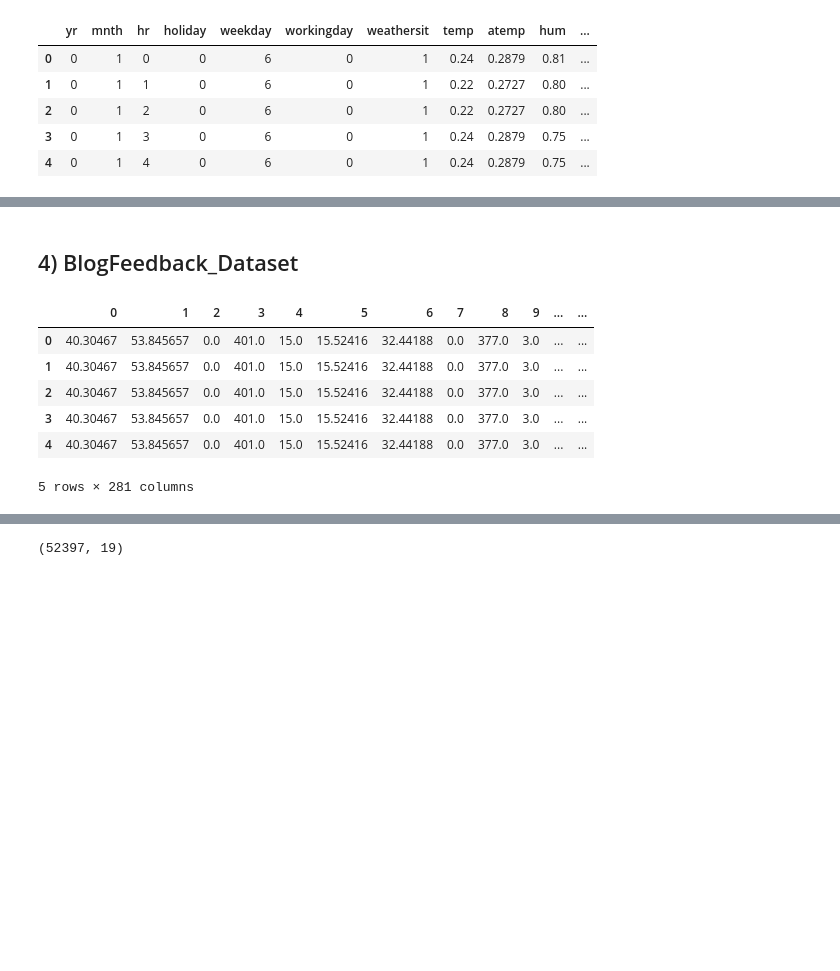
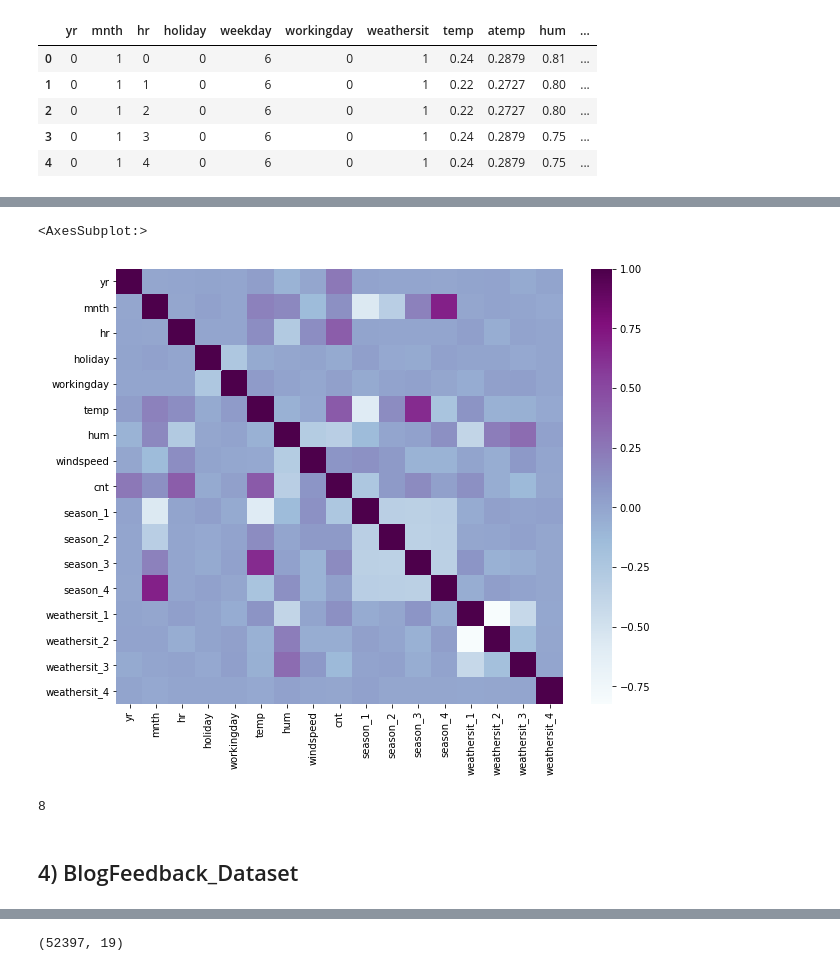
Before and after one commit to ColinTr/ClassificationForRegression, a Jupyter notebook: notebooks/Datasets_First_Study.ipynb, the cells around one changed output, grey strips where cells are left out. Cells and saved outputs as stored; diff of their text form; code cells hidden in the pictures; blank space fills up the shorter version.

```diff
--- a/notebooks/Datasets_First_Study.ipynb
+++ b/notebooks/Datasets_First_Study.ipynb
@@ -340,4 +404,15 @@ tmp_df.head()
 | 2 | 0 | 1 | 2 | 0 | 0 | 0.22 | 0.80 | 0.0 | 32 | 1 | ... |
 | 3 | 0 | 1 | 3 | 0 | 0 | 0.24 | 0.75 | 0.0 | 13 | 1 | ... |
 | 4 | 0 | 1 | 4 | 0 | 0 | 0.24 | 0.75 | 0.0 | 1 | 1 | ... |
+# %%
+plt.subplots(figsize=(10,8))
+sns.heatmap(data=tmp_df.corr(), cmap='BuPu')
+# %% [output]
+<AxesSubplot:>
+[figure, added]
+# %%
+# Target variable index :
+print(tmp_df.columns.get_loc('cnt'))
+# %% [output]
+8
 # %%
@@ -345,13 +420,2 @@ tmp_df.to_csv(path_or_buf='../data/cleaned/Bike_Sharing_Dataset/hour.csv', index
 # %% [markdown]
 ## 4) BlogFeedback_Dataset
-# %%
-tmp_df = datasets_dict['BlogFeedback_Dataset']
-tmp_df.head()
-# %% [output]
-|  | 0 | 1 | 2 | 3 | 4 | 5 | 6 | 7 | 8 | 9 | ... | ... |
-| 0 | 40.30467 | 53.845657 | 0.0 | 401.0 | 15.0 | 15.52416 | 32.44188 | 0.0 | 377.0 | 3.0 | ... | ... |
-| 1 | 40.30467 | 53.845657 | 0.0 | 401.0 | 15.0 | 15.52416 | 32.44188 | 0.0 | 377.0 | 3.0 | ... | ... |
-| 2 | 40.30467 | 53.845657 | 0.0 | 401.0 | 15.0 | 15.52416 | 32.44188 | 0.0 | 377.0 | 3.0 | ... | ... |
-| 3 | 40.30467 | 53.845657 | 0.0 | 401.0 | 15.0 | 15.52416 | 32.44188 | 0.0 | 377.0 | 3.0 | ... | ... |
-| 4 | 40.30467 | 53.845657 | 0.0 | 401.0 | 15.0 | 15.52416 | 32.44188 | 0.0 | 377.0 | 3.0 | ... | ... |
-5 rows × 281 columns
```
Also changed, not shown: parts of 87 cells of this notebook, 2 other files.
